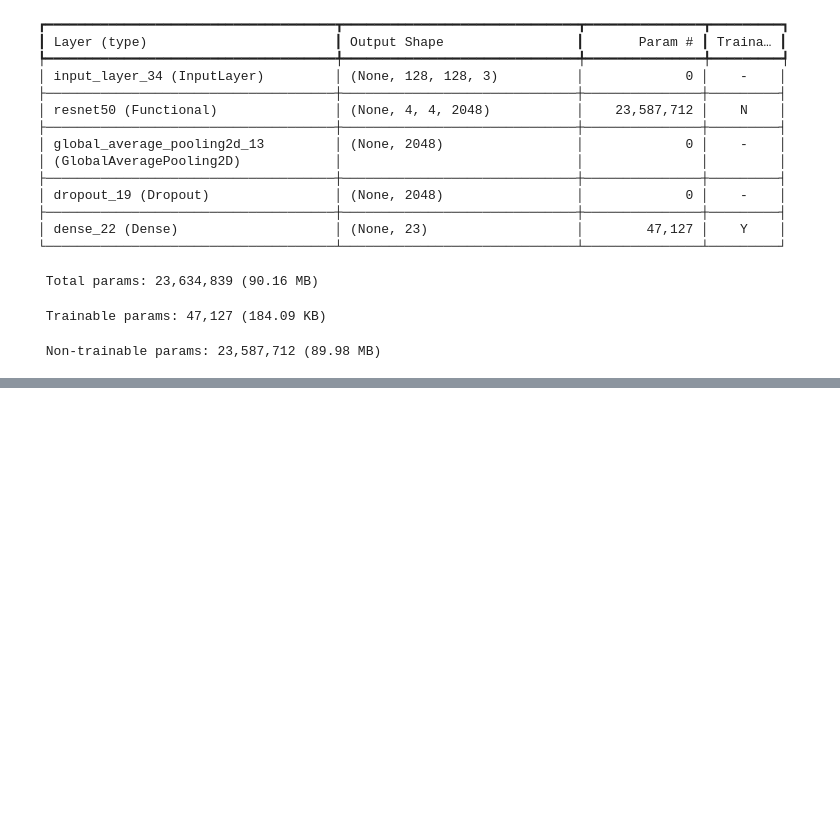
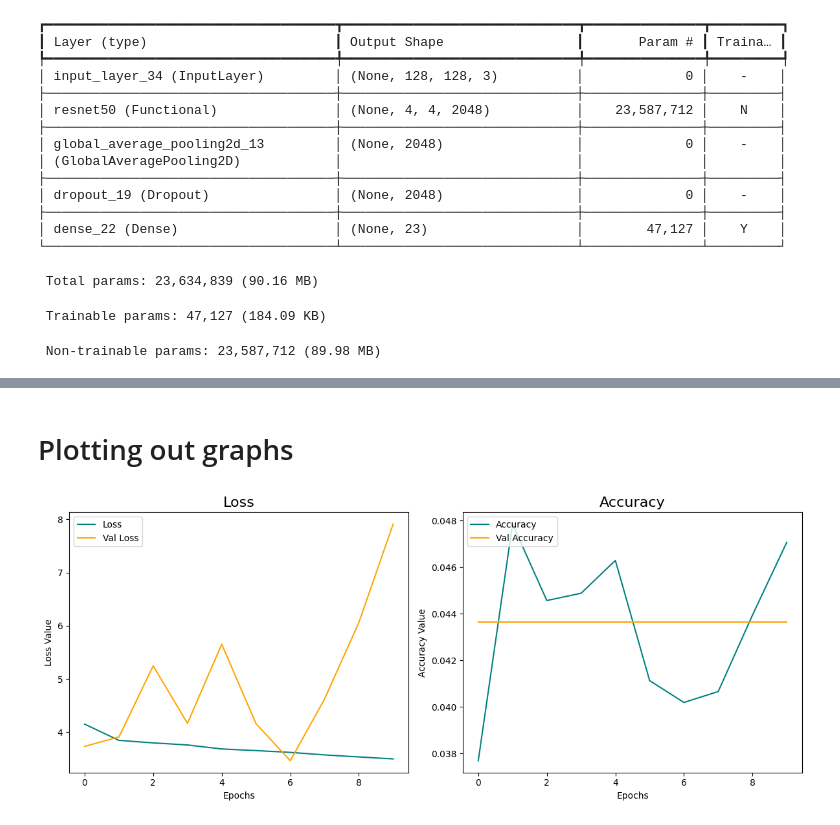
Before and after one commit to mariooohzc/ConvolutionNeuralNetworkImageClassificationProject, a Jupyter notebook: experimental/team3.ipynb, the cells around one changed output, grey strips where cells are left out. Drawn from its saved outputs; the diff is of its cells as text; code cells hidden in the pictures; blank space fills up the shorter version.

```diff
--- a/experimental/team3.ipynb
+++ b/experimental/team3.ipynb
@@ -635,0 +666,30 @@ False Negative Rate for class 14: 0.0000
+# %% [markdown]
+# Plotting out graphs
+# %%
+def plot_loss_and_accuracy(hist):
+    # Create subplots
+    fig, axes = plt.subplots(1, 2, figsize=(12, 5))
+
+    # Plot Loss
+    axes[0].plot(hist.history['loss'], color='teal', label='Loss')
+    axes[0].plot(hist.history['val_loss'], color='orange', label='Val Loss')
+    axes[0].set_title('Loss', fontsize=16)
+    axes[0].set_xlabel('Epochs')
+    axes[0].set_ylabel('Loss Value')
+    axes[0].legend(loc="upper left")
+
+    # Plot Accuracy
+    axes[1].plot(hist.history['accuracy'], color='teal', label='Accuracy')
+    axes[1].plot(hist.history['val_accuracy'], color='orange', label='Val Accuracy')
+    axes[1].set_title('Accuracy', fontsize=16)
+    axes[1].set_xlabel('Epochs')
+    axes[1].set_ylabel('Accuracy Value')
+    axes[1].legend(loc="upper left")
+
+    # Adjust layout and show the plot
+    plt.tight_layout()
+    plt.show()
+# %%
+plot_loss_and_accuracy(hist)
+# %% [output]
+[figure, added]
```
Also changed, not shown: parts of 27 cells of this notebook.
